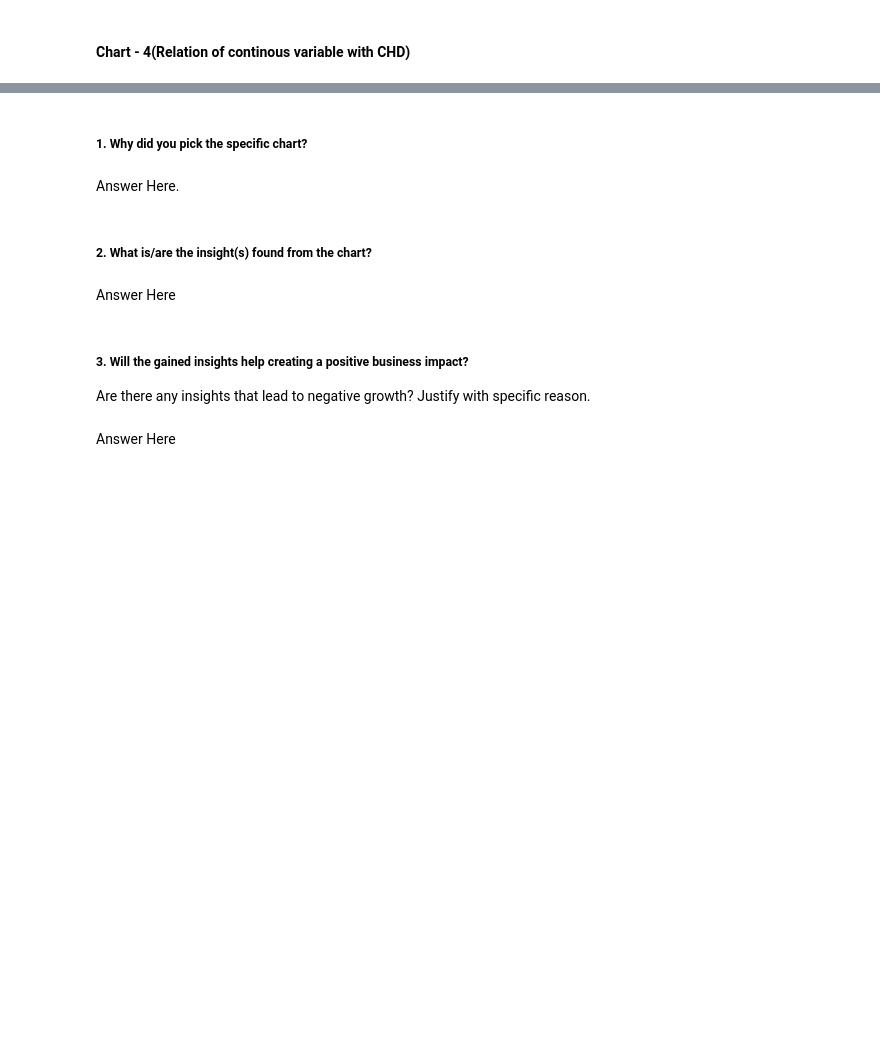
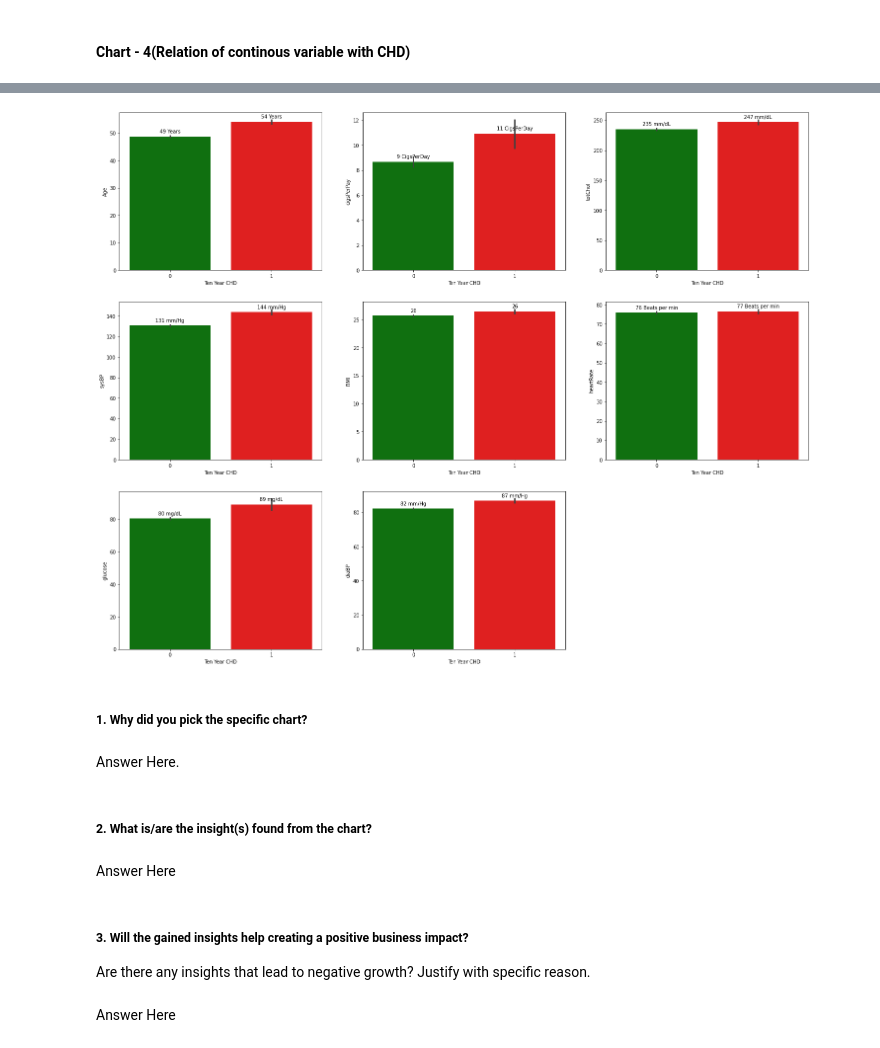
Before and after one commit to Ajay07pandey/Cardiovascular-Risk-Prediction, a Jupyter notebook: Ajay_Cardiovascular_Risk_Prediction.ipynb, the cells around one changed output, grey strips where cells are left out. Drawn from its saved outputs; the diff is of its cells as text; code cells hidden in the pictures; blank space fills up the shorter version.

```diff
--- a/Ajay_Cardiovascular_Risk_Prediction.ipynb
+++ b/Ajay_Cardiovascular_Risk_Prediction.ipynb
@@ -489 +488,3 @@ Answer Here
+# %%
+categorical_vard = [(0,'education'),(1,'sex'), (2,'is_smoking'),(3,'BPMeds'),(4,'prevalentStroke'),(5,'prevalentHyp'),(6,'diabetes')]
 # %%
@@ -529,10 +531,0 @@ ax= sns.distplot(df[df['TenYearCHD']==0].age,bins=40,label=no_risk,ax=axes[0],co
-# %%
-# Chart - 4 visualization code
-# TenYearCHD vs cigsPerDay
-for i in continuous_var:
-  plt.figure(figsize=(10,5))
-  sns.barplot(y=df[i],x=df['TenYearCHD'])
-  plt.ylabel(j)
-  plt.xlabel(i)
-  plt.title(i+' distribution')
-plt.show()
@@ -548,3 +532,77 @@ plt.show()
+# %%
+colour = {0: 'green' , 1: 'red'}
+plt.figure(figsize=(25,20))
+
+# TenYearCHD vs Age
+plt.subplot(3,3,1)
+p=sns.barplot(x=df['TenYearCHD'],y=df['age'],palette = colour)
+plt.xlabel('Ten Year CHD')
+plt.ylabel('Age')
+for i in p.patches:
+  p.annotate(format(round(i.get_height()),'.0f')+' Years', (i.get_x() + i.get_width() / 2., i.get_height()),ha = 'center', va = 'center', xytext = (0, 10), textcoords = 'offset points')
+
+# TenYearCHD vs cigsperday
+plt.subplot(3,3,2)
+p = sns.barplot(x=df['TenYearCHD'],y=df['cigsPerDay'],palette = colour)
+plt.xlabel('Ten Year CHD')
+plt.ylabel('cigsPerPay')
+for i in p.patches:
+  p.annotate(format(round(i.get_height()),'.0f')+' CigsPerDay', (i.get_x() + i.get_width() / 2., i.get_height()),ha = 'center', va = 'center', xytext = (0, 10), textcoords = 'offset points')
+
+# TenYearCHD vs totchol
+plt.subplot(3,3,3)
+p = sns.barplot(x=df['TenYearCHD'],y=df['totChol'],palette = colour)
+plt.xlabel('Ten Year CHD')
+plt.ylabel('totChol')
+for i in p.patches:
+  p.annotate(format(round(i.get_height()),'.0f')+' mm/dL', (i.get_x() + i.get_width() / 2., i.get_height()),ha = 'center', va = 'center', xytext = (0, 10), textcoords = 'offset points')
+
+
+# TenYearCHD vs sysbp
+plt.subplot(3,3,4)
+p = sns.barplot(x=df['TenYearCHD'],y=df['sysBP'],palette = colour)
+plt.xlabel('Ten Year CHD')
+plt.ylabel('sysBP')
+for i in p.patches:
+  p.annotate(format(round(i.get_height()),'.0f')+' mm/Hg', (i.get_x() + i.get_width() / 2., i.get_height()),ha = 'center', va = 'center', xytext = (0, 10), textcoords = 'offset points')
+
+
+# TenYearCHD vs BMI
+plt.subplot(3,3,5)
+p = sns.barplot(x=df['TenYearCHD'],y=df['BMI'],palette = colour)
+plt.xlabel('Ten Year CHD')
+plt.ylabel('BMI')
+for i in p.patches:
+  p.annotate(format(round(i.get_height()),'.0f'), (i.get_x() + i.get_width() / 2., i.get_height()),ha = 'center', va = 'center', xytext = (0, 10), textcoords = 'offset points')
+
+
+# TenYearCHD vs heartRate
+plt.subplot(3,3,6)
+p = sns.barplot(x=df['TenYearCHD'],y=df['heartRate'],palette = colour)
+plt.xlabel('Ten Year CHD')
+plt.ylabel('heartRate')
+for i in p.patches:
+  p.annotate(format(round(i.get_height()),'.0f')+' Beats per min', (i.get_x() + i.get_width() / 2., i.get_height()),ha = 'center', va = 'center', xytext = (0, 10), textcoords = 'offset points')
+
+
+# TenYearCHD vs glucose
+plt.subplot(3,3,7)
+p = sns.barplot(x=df['TenYearCHD'],y=df['glucose'],palette = colour)
+plt.xlabel('Ten Year CHD')
+plt.ylabel('glucose')
+for i in p.patches:
+  p.annotate(format(round(i.get_height()),'.0f')+' mg/dL', (i.get_x() + i.get_width() / 2., i.get_height()),ha = 'center', va = 'center', xytext = (0, 10), textcoords = 'offset points')
+
+
+# TenYearCHD vs diabp
+plt.subplot(3,3,8)
+p = sns.barplot(x=df['TenYearCHD'],y=df['diaBP'],palette = colour)
+plt.xlabel('Ten Year CHD')
+plt.ylabel('diaBP')
+for i in p.patches:
+  p.annotate(format(round(i.get_height()),'.0f')+' mm/Hg', (i.get_x() + i.get_width() / 2., i.get_height()),ha = 'center', va = 'center', xytext = (0, 10), textcoords = 'offset points')
+# %% [output]
+[figure, added]
 # %% [markdown]
 ##### 1. Why did you pick the specific chart?
 # %% [markdown]
```
Also changed, not shown: parts of 13 cells of this notebook.
